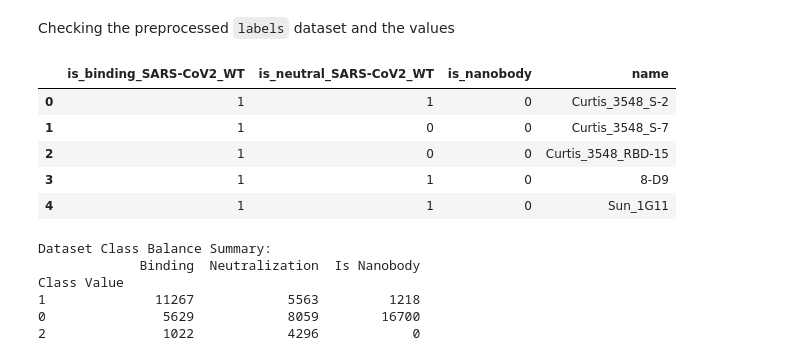
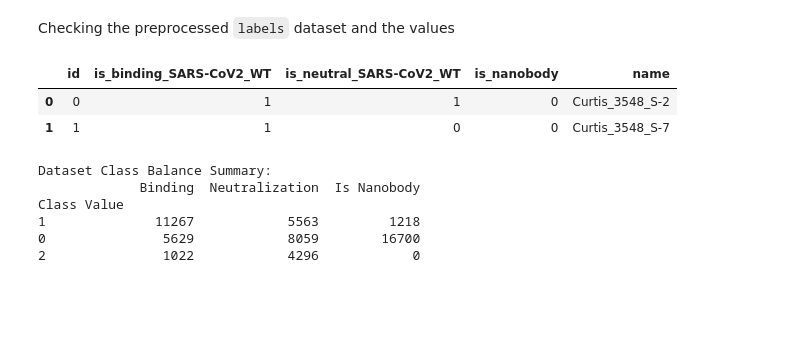
Before and after one commit to ImaginaryLogs/CSC713M-CROWN19AB-PROJECT, a Jupyter notebook: notebooks/pipelines/p03.5_eda/02_cleaner.ipynb, the cells around one changed output. Saved outputs shown, nothing was run; the diff lists cells and outputs as text; code cells hidden in the pictures; blank space fills up the shorter version.

```diff
--- a/notebooks/pipelines/p03.5_eda/02_cleaner.ipynb
+++ b/notebooks/pipelines/p03.5_eda/02_cleaner.ipynb
@@ -11,23 +13,27 @@ from pathlib import Path
 Extracting our preprocessed datasets
 # %%
 path_prefix = '../p03_preprocessing/data/'
-labels = pd.read_csv(f'{path_prefix}01_binding_labels.csv', index_col=0)
-naive_features = pd.read_csv(f'{path_prefix}02_naive_processed_features.csv', index_col=0)
-conjoint_triads = pd.read_csv(f'{path_prefix}03_conjoint_triads_processed_features.csv', index_col=0)
-global_features = pd.read_csv(f'{path_prefix}04_antibody_only_physicochemical_properties.csv', index_col=0)
+
+def load_with_id(path):
+    df = pd.read_csv(path)
+    if 'Unnamed: 0' in df.columns:
+        df = df.rename(columns={'Unnamed: 0': 'id'})
+    return df
+
+labels = load_with_id(f'{path_prefix}01_binding_labels.csv')
+naive_features = load_with_id(f'{path_prefix}02_naive_processed_features.csv')
+conjoint_triads = load_with_id(f'{path_prefix}03_conjoint_triads_processed_features.csv')
+global_features = load_with_id(f'{path_prefix}04_antibody_only_physicochemical_properties.csv')
 # %% [markdown]
 ## 01 - Labels Subdataset
 # %% [markdown]
 Checking the preprocessed `labels` dataset and the values
 # %%
-labels.head()
+labels.head(2)
 # %% [output]
-|  | is_binding_SARS-CoV2_WT | is_neutral_SARS-CoV2_WT | is_nanobody | name |
-| 0 | 1 | 1 | 0 | Curtis_3548_S-2 |
-| 1 | 1 | 0 | 0 | Curtis_3548_S-7 |
-| 2 | 1 | 0 | 0 | Curtis_3548_RBD-15 |
-| 3 | 1 | 1 | 0 | 8-D9 |
-| 4 | 1 | 1 | 0 | Sun_1G11 |
+|  | id | is_binding_SARS-CoV2_WT | is_neutral_SARS-CoV2_WT | is_nanobody | name |
+| 0 | 0 | 1 | 1 | 0 | Curtis_3548_S-2 |
+| 1 | 1 | 1 | 0 | 0 | Curtis_3548_S-7 |
 # %%
 binding_counts = labels['is_binding_SARS-CoV2_WT'].value_counts()
 neutral_counts = labels['is_neutral_SARS-CoV2_WT'].value_counts()
```
Also changed, not shown: parts of 40 cells of this notebook, 3 other files.
